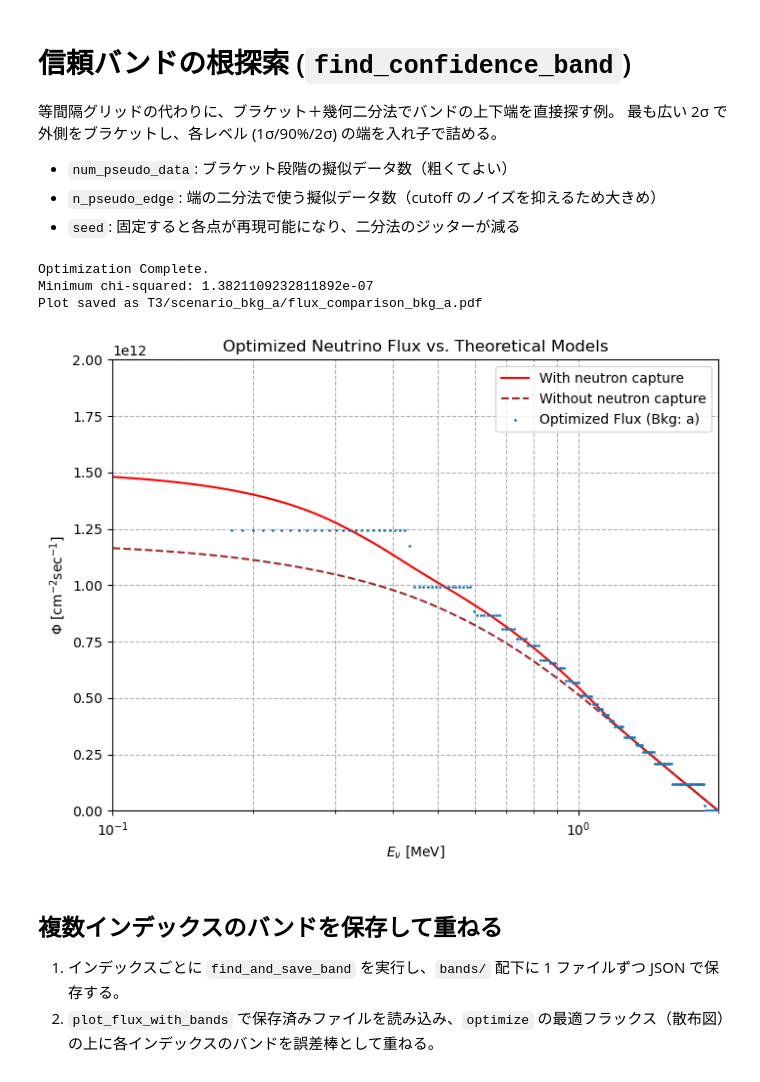
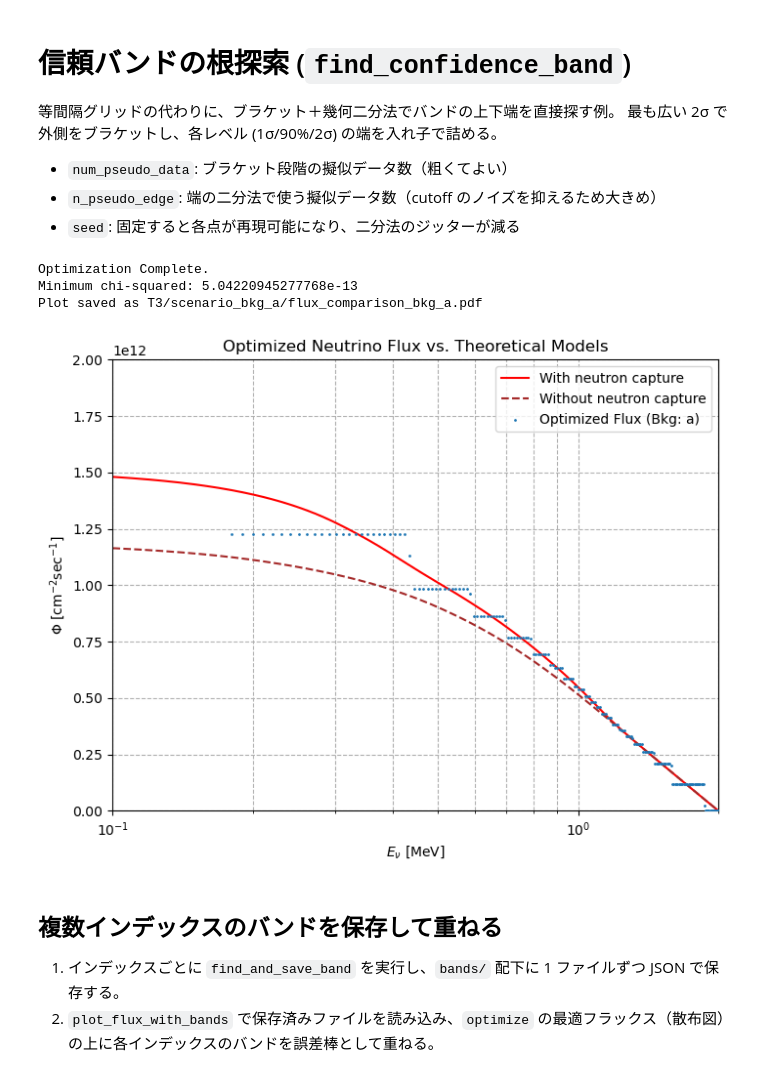
Before and after one commit to kyphys-creator/neutrinoAnalysis, a Jupyter notebook: 1eV/confidence_band_noBkg_T3.ipynb, the cells around one changed output. Cells and saved outputs as stored; diff of their text form; code cells hidden in the pictures.

Commit message:
Update 1eV notebook run outputs and regenerated plot
Co-Authored-By: Claude Opus 4.7 <noreply@anthropic.com>

```diff
--- a/1eV/confidence_band_noBkg_T3.ipynb
+++ b/1eV/confidence_band_noBkg_T3.ipynb
@@ -11,18 +11,18 @@
 from neutrino_analysis_band import NeutrinoAnalysis
 # %%
 a = NeutrinoAnalysis(background_scenario='a', intervals='180',
-                     GeV=1e16, solver='osqp', T=3)
+                     GeV=0.32e16, solver='osqp', T=3)
 a.optimize(a.data_vector)   # ベストフィットを先に求める (self.result を埋める)
 result_a = a.optimize(a.data_vector)
 print("\nOptimization Complete.")
 print(f"Minimum chi-squared: {result_a.fun / a.c}")
 # 3. Plot the primary result: the optimized flux vs. theory.
 a.plot_flux_comparison(save = True)
 # %% [output]
 Optimization Complete.
-Minimum chi-squared: 1.3821109232811892e-07
+Minimum chi-squared: 5.04220945277768e-13
 Plot saved as T3/scenario_bkg_a/flux_comparison_bkg_a.pdf
-[figure, old version]
+[figure, new version]
 # %% [markdown]
 ## 複数インデックスのバンドを保存して重ねる
 
```
Also changed, not shown: 1 other file.
